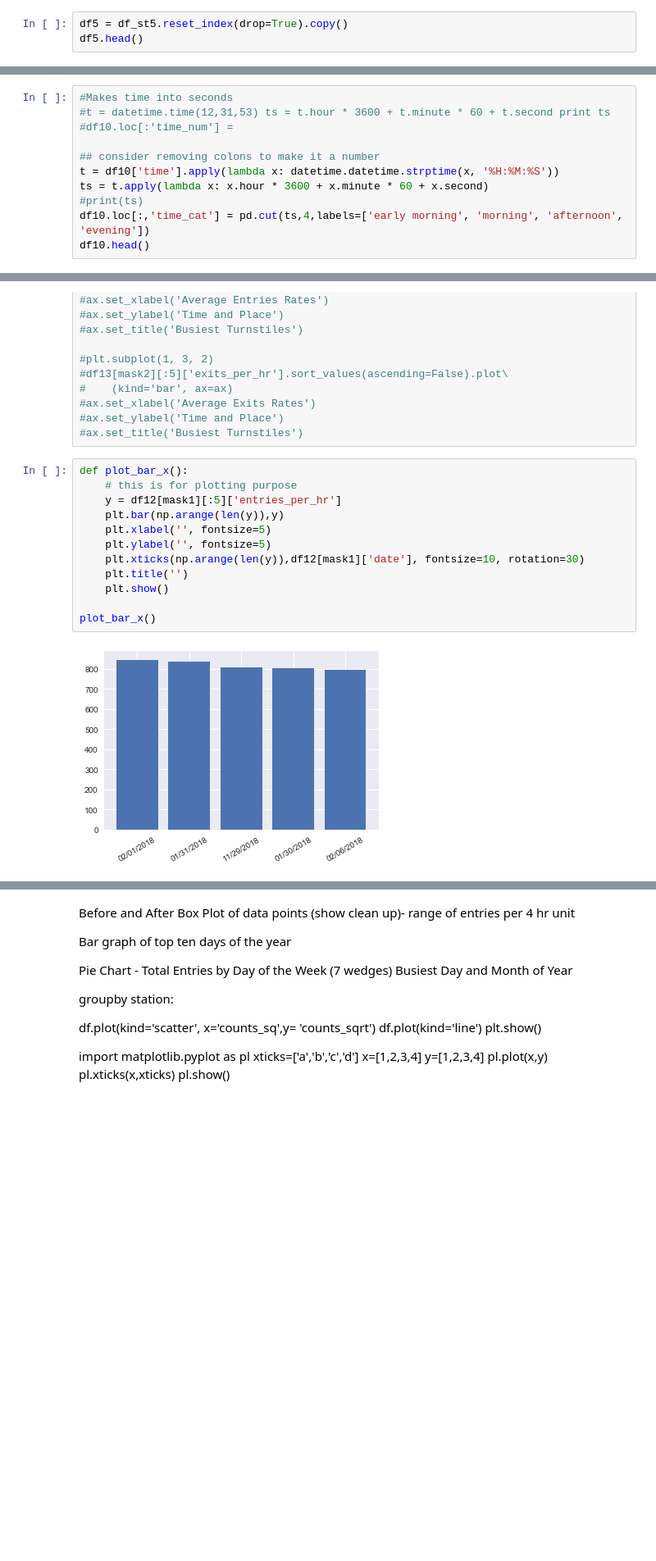
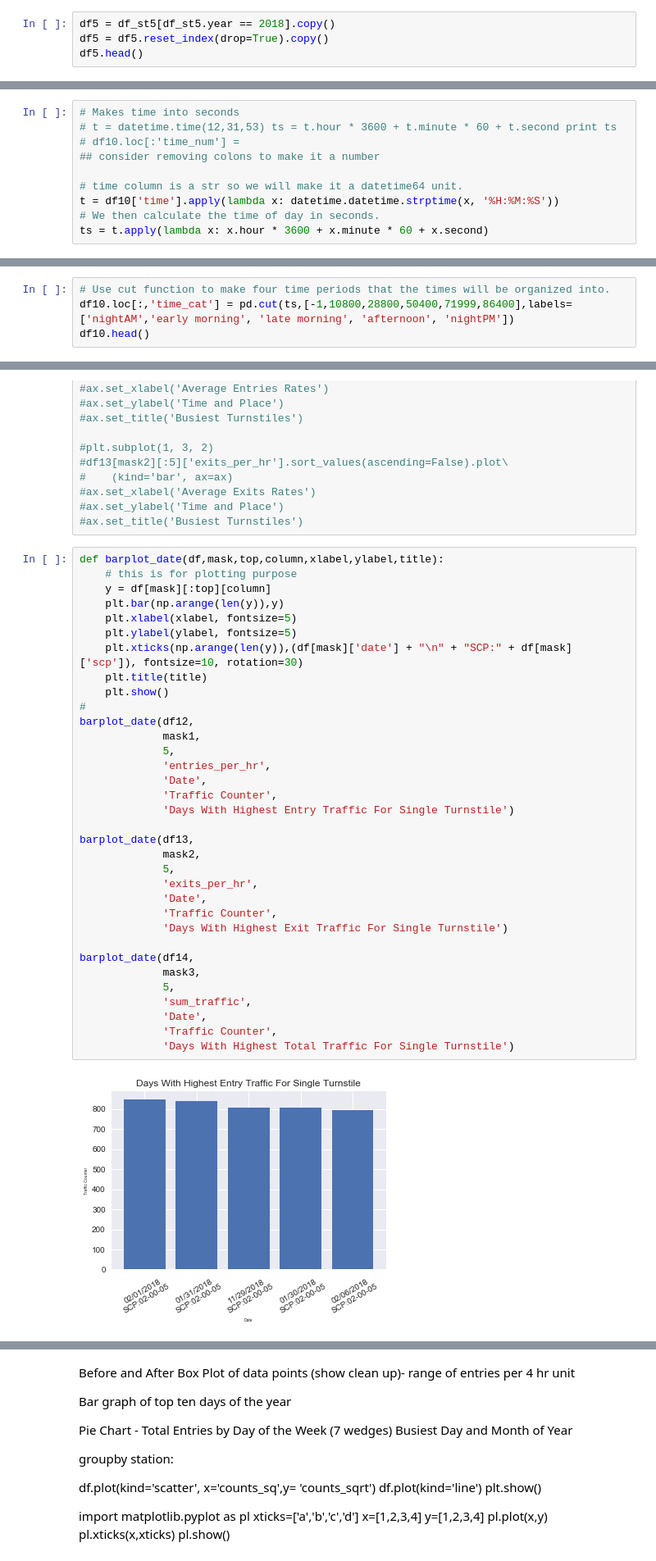
Before and after one commit to MahfuzurRahmanMiah/MTA_Turnstile_Data, a Jupyter notebook: MTA_Turnstile_Data-Copy2.ipynb, the cells around one changed output, grey strips where cells are left out. Shown at 82% size. Saved outputs shown, nothing was run; the diff lists cells and outputs as text; blank space fills up the shorter version.

Commit message:
Added most of the graphs and cleaned up code

```diff
--- a/MTA_Turnstile_Data-Copy2.ipynb
+++ b/MTA_Turnstile_Data-Copy2.ipynb
@@ -228,7 +236,8 @@ df_st5.head()
 | 18957 | A033 | R170 | 02-00-00 | 12/28/2018 | 08:00:00 | 2056286 | 5177145 | 2018-12-28 08:00:00 | Friday | True | ... |
 | 9473 | A033 | R170 | 02-00-00 | 12/28/2018 | 04:00:00 | 2056274 | 5177048 | 2018-12-28 04:00:00 | Friday | True | ... |
 # %%
-df5 = df_st5.reset_index(drop=True).copy()
+df5 = df_st5[df_st5.year == 2018].copy()
+df5 = df5.reset_index(drop=True).copy()
 df5.head()
 # %% [output]
 |  | c_a | unit | scp | date | time | entries | exits | date_time | day_of_week | weekday | ... |
@@ -397,11 +389,10 @@ dtype: object
 # %%
-#Makes time into seconds
-#t = datetime.time(12,31,53) ts = t.hour * 3600 + t.minute * 60 + t.second print ts
-#df10.loc[:'time_num'] =
+# Makes time into seconds
+# t = datetime.time(12,31,53) ts = t.hour * 3600 + t.minute * 60 + t.second print ts
+# df10.loc[:'time_num'] =
+## consider removing colons to make it a number
 
-## consider removing colons to make it a number
+# time column is a str so we will make it a datetime64 unit.
 t = df10['time'].apply(lambda x: datetime.datetime.strptime(x, '%H:%M:%S'))
+# We then calculate the time of day in seconds.
 ts = t.apply(lambda x: x.hour * 3600 + x.minute * 60 + x.second)
-#print(ts)
-df10.loc[:,'time_cat'] = pd.cut(ts,4,labels=['early morning', 'morning', 'afternoon', 'evening'])
-df10.head()
@@ -414,0 +402,4 @@ df10.head()
+# %%
+# Use cut function to make four time periods that the times will be organized into.
+df10.loc[:,'time_cat'] = pd.cut(ts,[-1,10800,28800,50400,71999,86400],labels=['nightAM','early morning', 'late morning', 'afternoon', 'nightPM'])
+df10.head()
@@ -480,16 +778,38 @@ df14[mask3].head()
 #ax.set_ylabel('Time and Place')
 #ax.set_title('Busiest Turnstiles')
 # %%
-def plot_bar_x():
+def barplot_date(df,mask,top,column,xlabel,ylabel,title):
     # this is for plotting purpose
-    y = df12[mask1][:5]['entries_per_hr']
+    y = df[mask][:top][column]
     plt.bar(np.arange(len(y)),y)
-    plt.xlabel('', fontsize=5)
-    plt.ylabel('', fontsize=5)
-    plt.xticks(np.arange(len(y)),df12[mask1]['date'], fontsize=10, rotation=30)
-    plt.title('')
+    plt.xlabel(xlabel, fontsize=5)
+    plt.ylabel(ylabel, fontsize=5)
+    plt.xticks(np.arange(len(y)),(df[mask]['date'] + "\n" + "SCP:" + df[mask]['scp']), fontsize=10, rotation=30)
+    plt.title(title)
     plt.show()
+#
+barplot_date(df12,
+             mask1,
+             5,
+             'entries_per_hr',
+             'Date',
+             'Traffic Counter',
+             'Days With Highest Entry Traffic For Single Turnstile')
 
-plot_bar_x()
+barplot_date(df13,
+             mask2,
+             5,
+             'exits_per_hr',
+             'Date',
+             'Traffic Counter',
+             'Days With Highest Exit Traffic For Single Turnstile')
+
+barplot_date(df14,
+             mask3,
+             5,
+             'sum_traffic',
+             'Date',
+             'Traffic Counter',
+             'Days With Highest Total Traffic For Single Turnstile')
 # %% [output]
-[figure, old version]
+[figure, new version]
```
Also changed, not shown: parts of 63 cells of this notebook.
